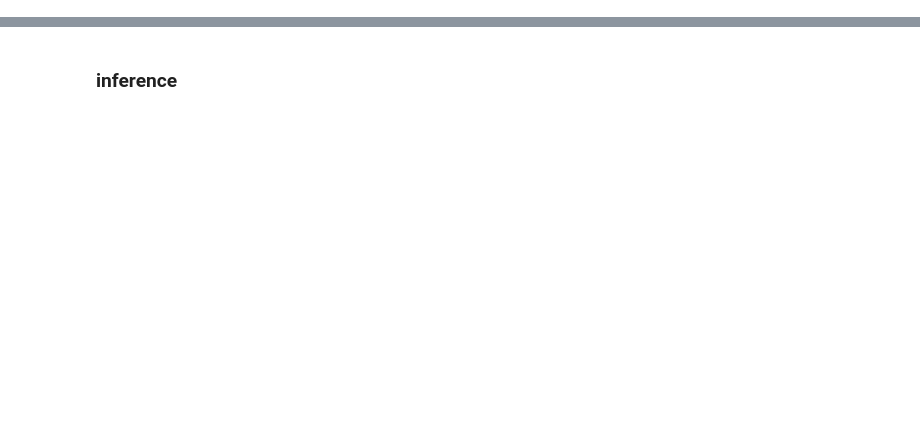
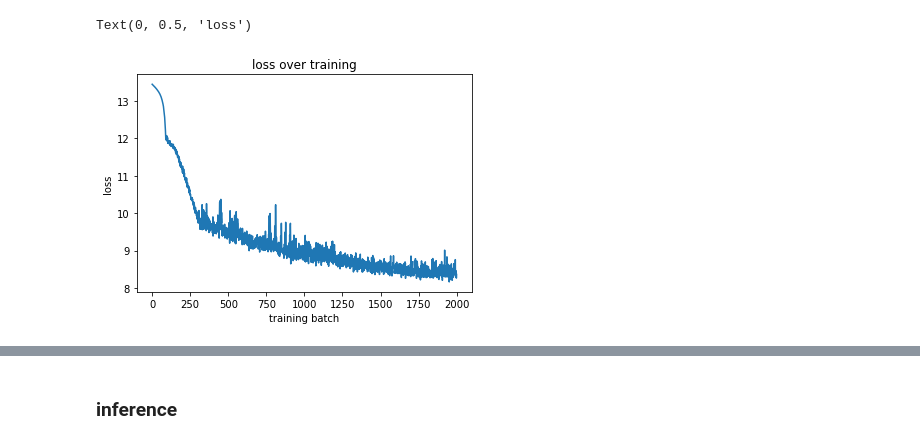
Before and after one commit to victor-shepardson/intint-prototypes, a Jupyter notebook: notebook/rnn-export.ipynb, the cells around one changed output, grey strips where cells are left out. Cells and saved outputs as stored; diff of their text form; code cells hidden in the pictures; blank space fills up the shorter version.

```diff
--- a/notebook/rnn-export.ipynb
+++ b/notebook/rnn-export.ipynb
@@ -150,0 +185,37 @@ temp = 0.01
+# %%
+opt = torch.optim.Adam(rnn.parameters(), 1e-4)
+grad_clip = 1
+batch_size = 32
+batch_length = 400 # audio samples
+train_temp = 1/256
+loss_curve = []
+grad_norms = []
+grad_norms_ih = []
+grad_norms_hh = []
+grad_norms_p0 = []
+grad_norms_p1 = []
+dist_params = []
+i = 0
+# %%
+for _ in tqdm(range(1000)):
+    i += 1
+    opt.zero_grad()
+    batch = get_batch(batch_size, batch_length)
+    result = rnn(batch, temp=train_temp)
+    loss = -result['log_probs'].mean()
+    loss.backward()
+    grad_norms.append(torch.nn.utils.clip_grad_norm_(rnn.parameters(), grad_clip).item())
+    opt.step()
+    dist_params.append(result['dist_params'].detach())
+    loss_curve.append(loss.item())
+    grad_norms_ih.append(rnn.rnn_cell.weight_ih.grad.norm().item())
+    grad_norms_hh.append(rnn.rnn_cell.weight_hh.grad.norm().item())
+    grad_norms_p0.append(rnn.proj[0].weight.grad.norm().item())
+    grad_norms_p1.append(rnn.proj[2].weight.grad.norm().item())
+plt.plot(loss_curve)
+plt.title('loss over training')
+plt.xlabel('training batch')
+plt.ylabel('loss')
+# %% [output]
+Text(0, 0.5, 'loss')
+[figure, added]
```
Also changed, not shown: parts of 45 cells of this notebook.
